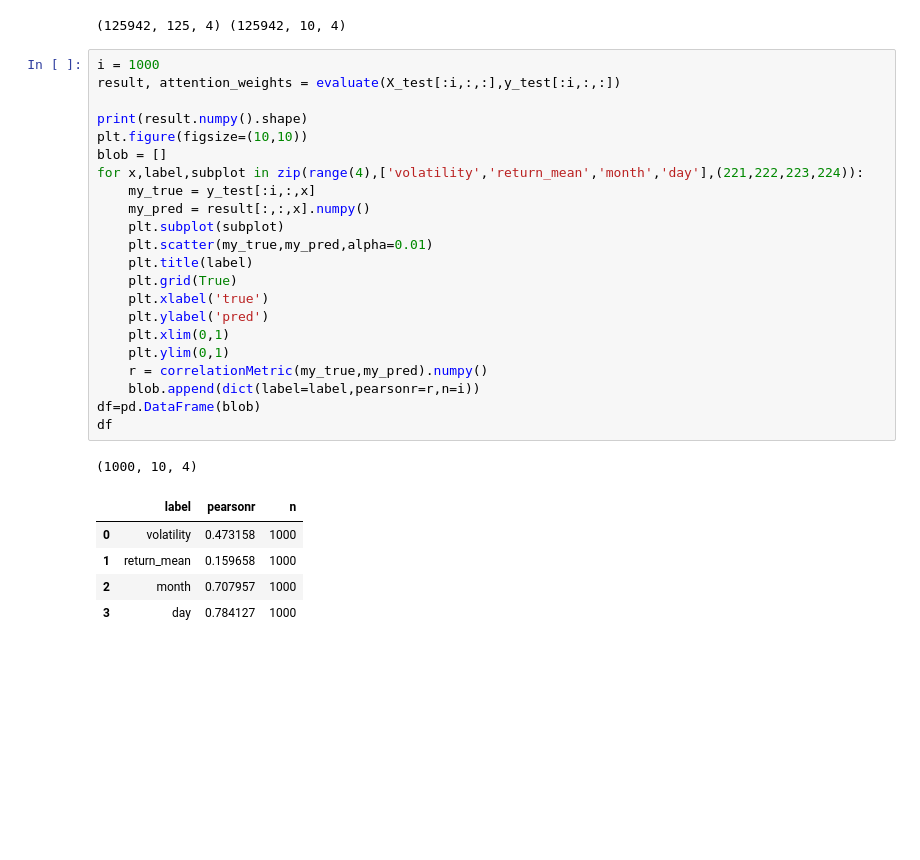
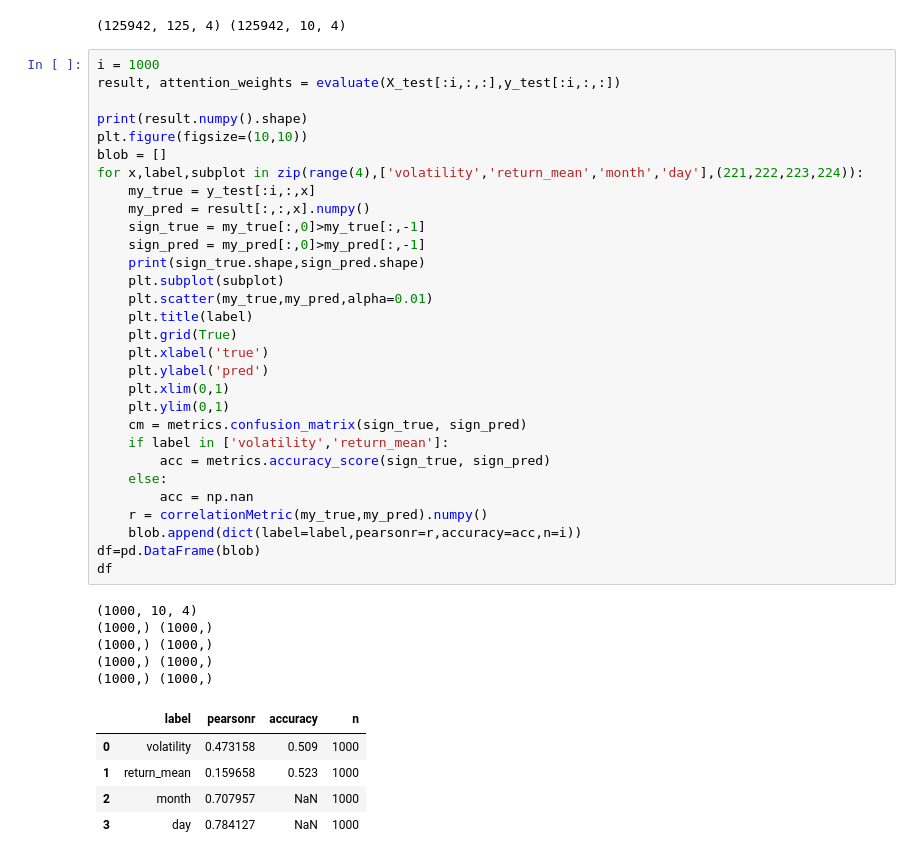
Before and after one commit to pangyuteng/public-misc, a Jupyter notebook: finance/ml/myeval.ipynb, the cells around one changed output. Saved outputs shown, nothing was run; the diff lists cells and outputs as text; blank space fills up the shorter version.

```diff
--- a/finance/ml/myeval.ipynb
+++ b/finance/ml/myeval.ipynb
@@ -350,32 +351,44 @@ print(X_test.shape,y_test.shape)
 # %%
 i = 1000
 result, attention_weights = evaluate(X_test[:i,:,:],y_test[:i,:,:])
 
 print(result.numpy().shape)
 plt.figure(figsize=(10,10))
 blob = []
 for x,label,subplot in zip(range(4),['volatility','return_mean','month','day'],(221,222,223,224)):
     my_true = y_test[:i,:,x]
     my_pred = result[:,:,x].numpy()
+    sign_true = my_true[:,0]>my_true[:,-1]
+    sign_pred = my_pred[:,0]>my_pred[:,-1]
+    print(sign_true.shape,sign_pred.shape)
     plt.subplot(subplot)
     plt.scatter(my_true,my_pred,alpha=0.01)
     plt.title(label)
     plt.grid(True)
     plt.xlabel('true')
     plt.ylabel('pred')
     plt.xlim(0,1)
     plt.ylim(0,1)
+    cm = metrics.confusion_matrix(sign_true, sign_pred)
+    if label in ['volatility','return_mean']:
+        acc = metrics.accuracy_score(sign_true, sign_pred)
+    else:
+        acc = np.nan
     r = correlationMetric(my_true,my_pred).numpy()
-    blob.append(dict(label=label,pearsonr=r,n=i))
+    blob.append(dict(label=label,pearsonr=r,accuracy=acc,n=i))
 df=pd.DataFrame(blob)
 df
 # %% [output]
 (1000, 10, 4)
+(1000,) (1000,)
+(1000,) (1000,)
+(1000,) (1000,)
+(1000,) (1000,)
-|  | label | pearsonr | n |
-| 0 | volatility | 0.473158 | 1000 |
-| 1 | return_mean | 0.159658 | 1000 |
-| 2 | month | 0.707957 | 1000 |
-| 3 | day | 0.784127 | 1000 |
+|  | label | pearsonr | accuracy | n |
+| 0 | volatility | 0.473158 | 0.509 | 1000 |
+| 1 | return_mean | 0.159658 | 0.523 | 1000 |
+| 2 | month | 0.707957 | NaN | 1000 |
+| 3 | day | 0.784127 | NaN | 1000 |
 [figure]
 # %%
 norm = False# True#
```
Also changed, not shown: parts of 2 cells of this notebook, 1 other file.
